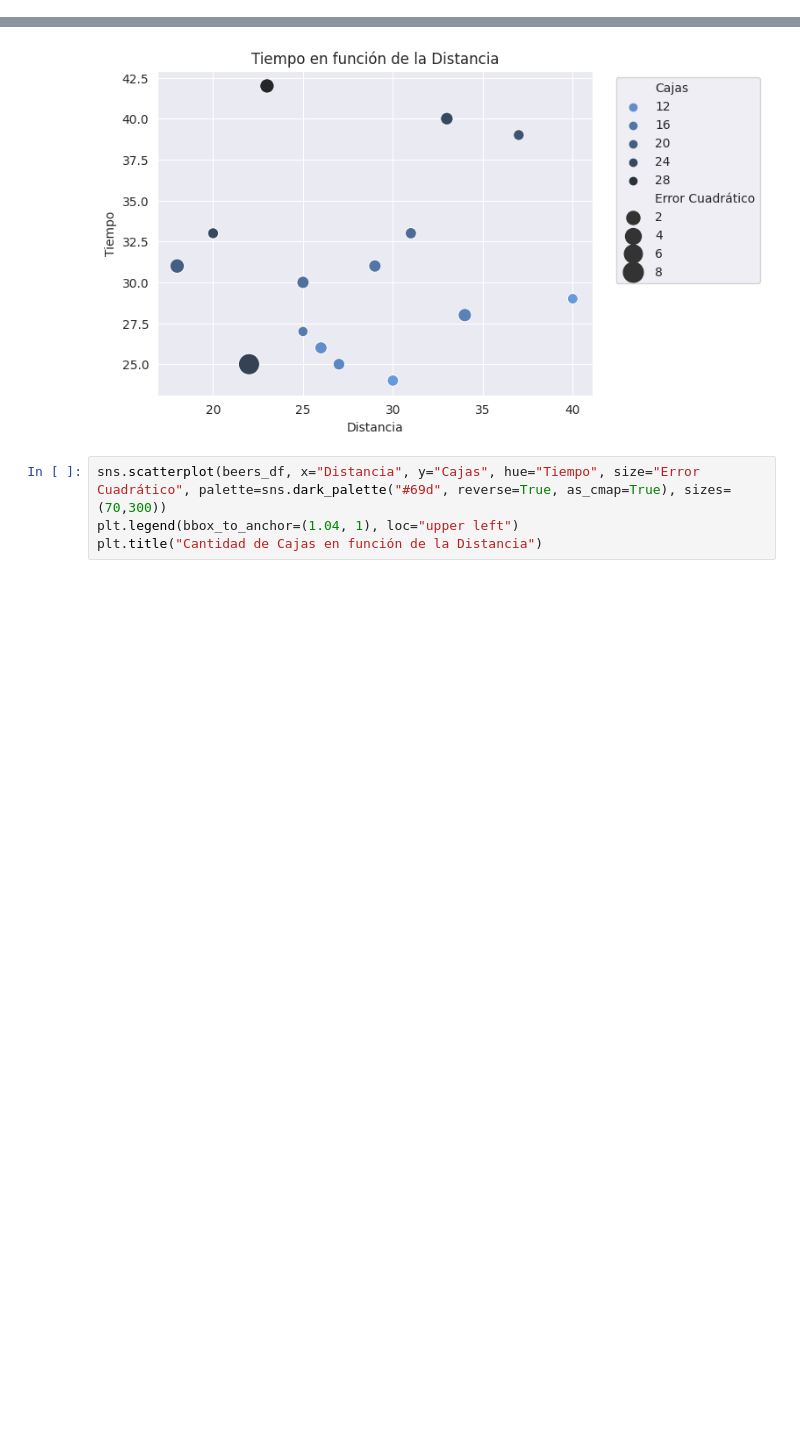
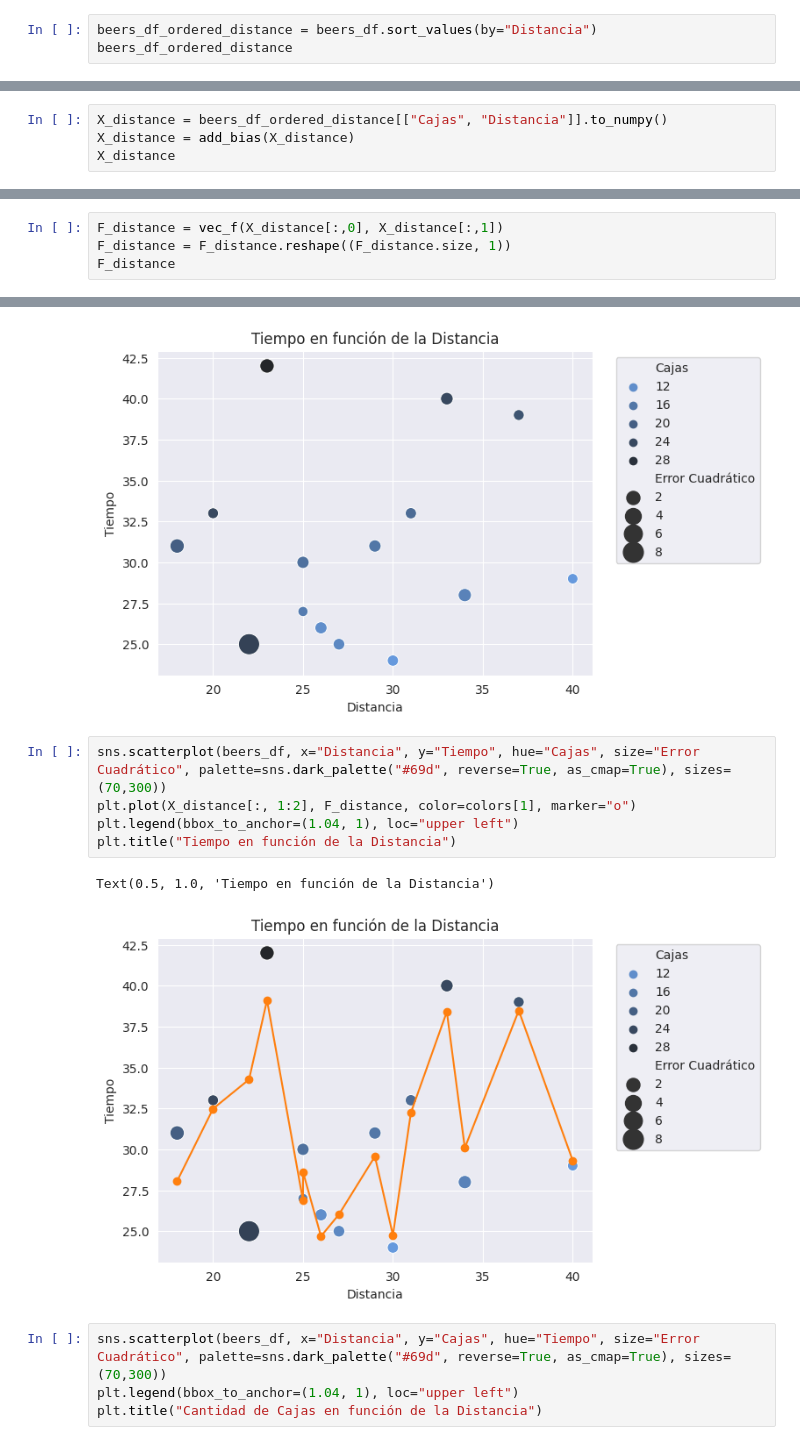
Before and after one commit to prausela/regressions, a Jupyter notebook: beers.ipynb, the cells around one changed output, grey strips where cells are left out. Cells and saved outputs as stored; diff of their text form; blank space fills up the shorter version.

```diff
--- a/beers.ipynb
+++ b/beers.ipynb
@@ -29,0 +50,3 @@ beers_df
+# %%
+beers_df_ordered_distance = beers_df.sort_values(by="Distancia")
+beers_df_ordered_distance
@@ -71,0 +151,4 @@ array([[24],
+# %%
+X_distance = beers_df_ordered_distance[["Cajas", "Distancia"]].to_numpy()
+X_distance = add_bias(X_distance)
+X_distance
@@ -107,0 +246,4 @@ array([[24.76087132],
+# %%
+F_distance = vec_f(X_distance[:,0], X_distance[:,1])
+F_distance = F_distance.reshape((F_distance.size, 1))
+F_distance
@@ -252,6 +418,14 @@ plt.title("Tiempo en función de la Distancia")
 # %% [output]
 Text(0.5, 1.0, 'Tiempo en función de la Distancia')
 [figure]
+# %%
+sns.scatterplot(beers_df, x="Distancia", y="Tiempo", hue="Cajas", size="Error Cuadrático", palette=sns.dark_palette("#69d", reverse=True, as_cmap=True), sizes=(70,300))
+plt.plot(X_distance[:, 1:2], F_distance, color=colors[1], marker="o")
+plt.legend(bbox_to_anchor=(1.04, 1), loc="upper left")
+plt.title("Tiempo en función de la Distancia")
+# %% [output]
+Text(0.5, 1.0, 'Tiempo en función de la Distancia')
+[figure, added]
 # %%
 sns.scatterplot(beers_df, x="Distancia", y="Cajas", hue="Tiempo", size="Error Cuadrático", palette=sns.dark_palette("#69d", reverse=True, as_cmap=True), sizes=(70,300))
 plt.legend(bbox_to_anchor=(1.04, 1), loc="upper left")
```
Also changed, not shown: parts of 9 cells of this notebook.
